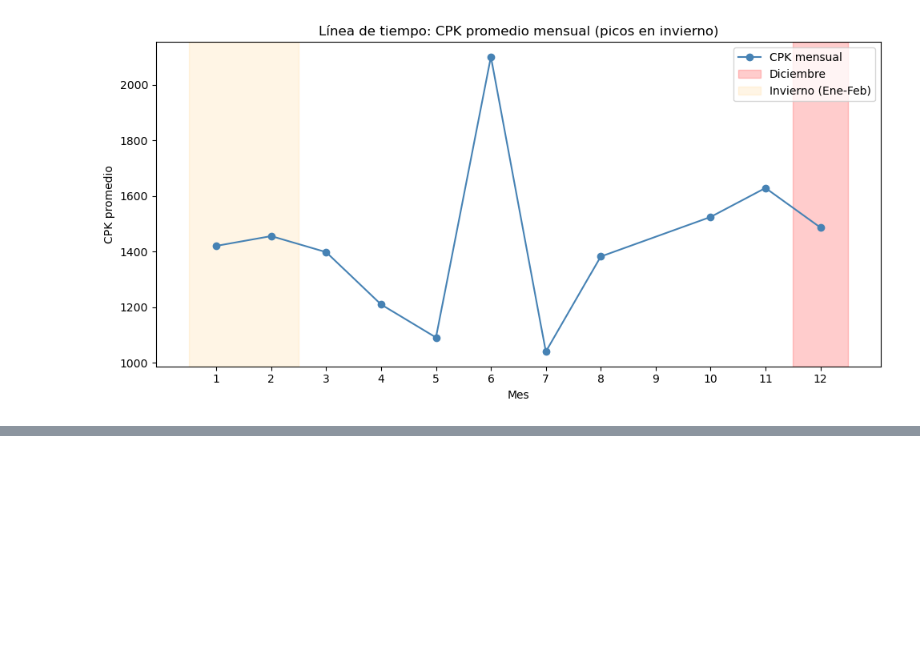
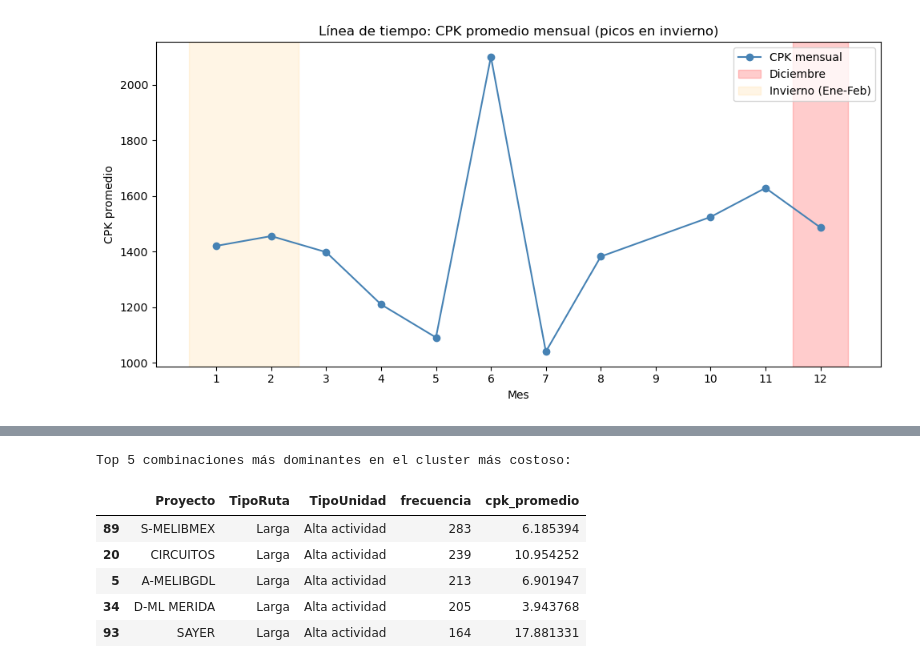
Before and after one commit to pomaremiliano/dashboard-datastorm, a Jupyter notebook: data/RecoleccionReto.ipynb, the cells around one changed output, grey strips where cells are left out. Drawn from its saved outputs; the diff is of its cells as text; code cells hidden in the pictures; blank space fills up the shorter version.

```diff
--- a/data/RecoleccionReto.ipynb
+++ b/data/RecoleccionReto.ipynb
@@ -2263,0 +2331,36 @@ Valor p de ANOVA mensual: ≈ 0 (diferencia significativa)
+# %%
+# Primero calculamos el promedio de CPK por cluster
+cluster_summary = df_cluster.groupby("Cluster")["CPK"].mean().sort_values(ascending=False)
+
+# Identificamos el cluster de mayor CPK promedio
+cluster_mayor_cpk = cluster_summary.index[0]
+
+# Filtramos ese cluster
+df_cluster_alto = df_cluster[df_cluster["Cluster"] == cluster_mayor_cpk]
+
+# Ahora sí hacemos el análisis de combinaciones dominantes
+comb_impacto = (
+    df_cluster_alto.groupby(["Proyecto", "TipoRuta", "TipoUnidad"])
+    .agg(
+        frecuencia=("CPK", "count"),
+        cpk_promedio=("CPK", "mean"),
+    )
+    .reset_index()
+)
+
+# Ordenamos por frecuencia y por CPK
+comb_impacto = comb_impacto.sort_values(
+    by=["frecuencia", "cpk_promedio"], ascending=[False, False]
+)
+
+# Visualizamos el top 5
+print("Top 5 combinaciones más dominantes en el cluster más costoso:")
+display(comb_impacto.head(5))
+# %% [output]
+Top 5 combinaciones más dominantes en el cluster más costoso:
+|  | Proyecto | TipoRuta | TipoUnidad | frecuencia | cpk_promedio |
+| 89 | S-MELIBMEX | Larga | Alta actividad | 283 | 6.185394 |
+| 20 | CIRCUITOS | Larga | Alta actividad | 239 | 10.954252 |
+| 5 | A-MELIBGDL | Larga | Alta actividad | 213 | 6.901947 |
+| 34 | D-ML MERIDA | Larga | Alta actividad | 205 | 3.943768 |
+| 93 | SAYER | Larga | Alta actividad | 164 | 17.881331 |
```
Also changed, not shown: parts of 3 cells of this notebook.
